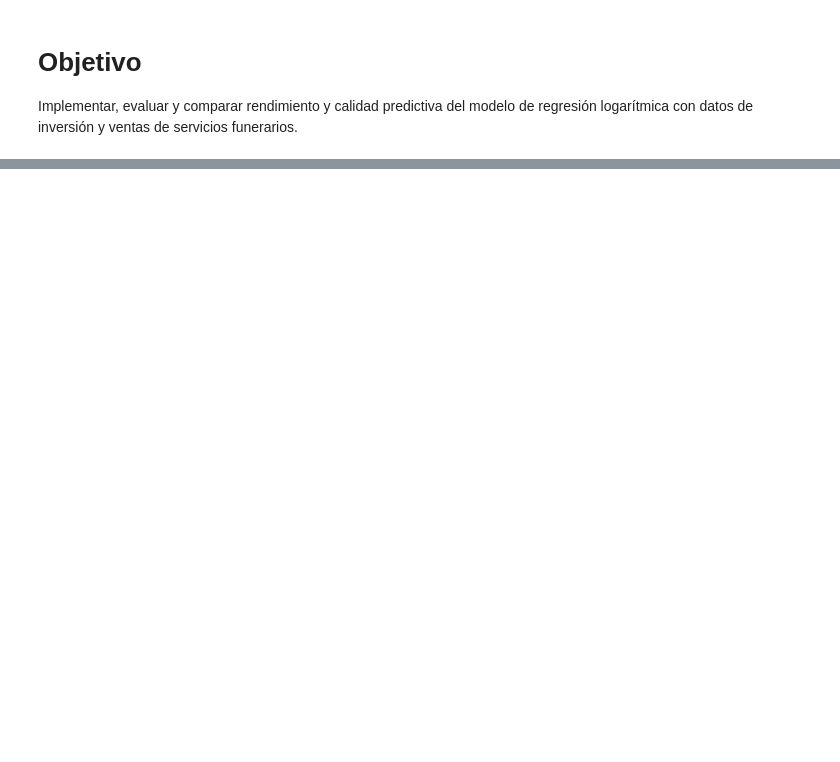
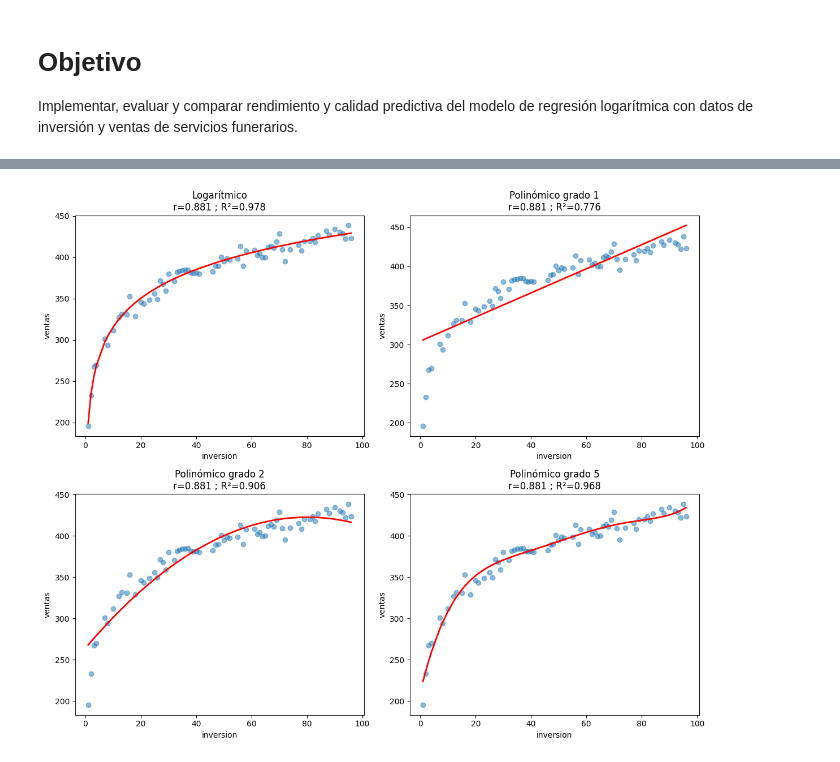
Before and after one commit to rpizarrog/Libro-Aprendizaje-Automatico.-Casos-de-Estudio-con-R-y-Python, a Jupyter notebook: Python NoteBooks/Caso_de_regresión_logarítmica_con_datos_de_inversión_y_ventas_de_servicios_funerarios.ipynb, the cells around one changed output, grey strips where cells are left out. Drawn from its saved outputs; the diff is of its cells as text; code cells hidden in the pictures; blank space fills up the shorter version.

```diff
--- a/Python NoteBooks/Caso_de_regresión_logarítmica_con_datos_de_inversión_y_ventas_de_servicios_funerarios.ipynb
+++ b/Python NoteBooks/Caso_de_regresión_logarítmica_con_datos_de_inversión_y_ventas_de_servicios_funerarios.ipynb
@@ -16,0 +678,2 @@ El caso también se encuentra para su descarga y verificación en el enlace del
+# %%
+datos = f_cargar_datos("https://raw.githubusercontent.com/rpizarrog/Libro-Aprendizaje-Automatico.-Casos-de-Estudio-con-R-y-Python/refs/heads/main/datos/datos_inversiones_servicios_funerarios.csv")
@@ -22,0 +736,8 @@ El caso también se encuentra para su descarga y verificación en el enlace del
+# %%
+# Particionar datos
+particion = f_particionar_datos(datos)
+
+datos_entrenamiento = particion["datos_entrenamiento"]
+datos_validacion = particion["datos_validacion"]
+
+f_visualizar_head_tail_reducido_word(datos_entrenamiento)
@@ -22,0 +786,4 @@ El caso también se encuentra para su descarga y verificación en el enlace del
+# %%
+modelo_log = f_construir_modelo_log(datos, "inversion", "ventas")
+
+print(modelo_log.summary())
@@ -22,0 +810,9 @@ El caso también se encuentra para su descarga y verificación en el enlace del
+# %%
+# modelo lineal primer orden
+modelo_RP1 = f_construir_modelo(datos_entrenamiento, "inversion", "ventas", grado=1)
+
+# modelo lineal segundo orden
+modelo_RP2 = f_construir_modelo(datos_entrenamiento, "inversion", "ventas", grado=2)
+
+# modelo lineal quinto orden
+modelo_RP5 = f_construir_modelo(datos_entrenamiento, "inversion", "ventas", grado=5)
@@ -22,0 +827,19 @@ El caso también se encuentra para su descarga y verificación en el enlace del
+# %%
+modelos = [modelo_log, modelo_RP1, modelo_RP2, modelo_RP5]
+
+titulos = [
+    "Logarítmico",
+    "Polinómico grado 1",
+    "Polinómico grado 2",
+    "Polinómico grado 5"
+]
+
+f_diagrama_dispersion_matriz(
+    modelos,
+    datos_entrenamiento,
+    "inversion",
+    "ventas",
+    titulos
+)
+# %% [output]
+[figure, added]
```
Also changed, not shown: parts of 32 cells of this notebook.
